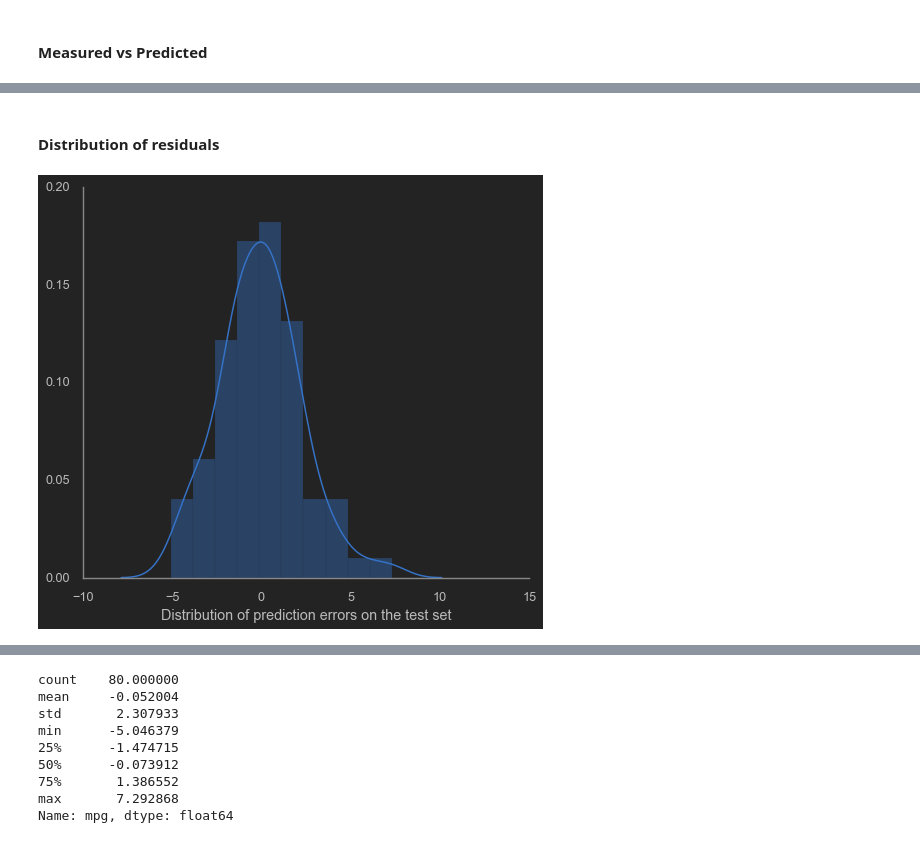
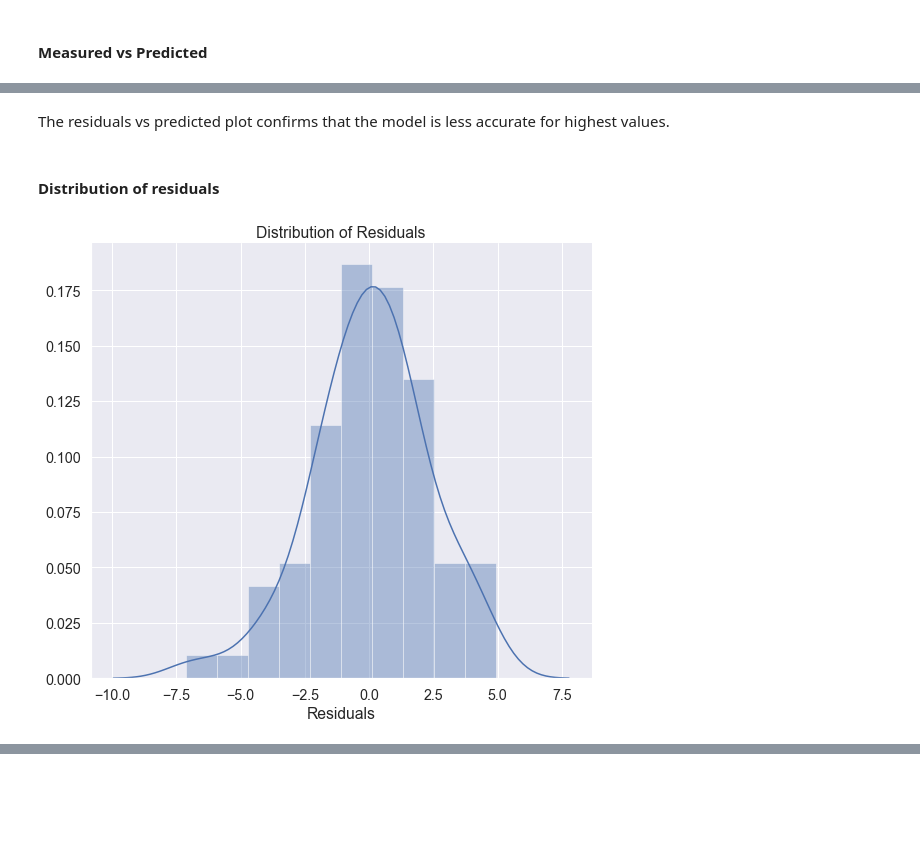
Before and after one commit to rachida-sgh/auto-mpg, a Jupyter notebook: notebooks/06_model_evaluation.ipynb, the cells around one changed output, grey strips where cells are left out. Saved outputs shown, nothing was run; the diff lists cells and outputs as text; code cells hidden in the pictures; blank space fills up the shorter version.

Commit message:
refactor model evaluation

```diff
--- a/notebooks/06_model_evaluation.ipynb
+++ b/notebooks/06_model_evaluation.ipynb
@@ -31,4 +48,6 @@ X_test, y_test = split_features_target(df_test, "mpg")
 # %%
+import pickle
+
 pkl_filename = "../models/pickle_random_forest.pkl"
-with open(pkl_filename, 'rb') as file:
-    rf = pickle.load(file)
+with open(pkl_filename, "rb") as file:
+    rf_tuned = pickle.load(file)
@@ -51,0 +60,15 @@ rmse test 2.294052469656749
+# %%
+from time import time
+from sklearn.metrics import mean_squared_error
+
+start = time()
+rf_tuned.fit(X_train, y_train)
+print("Training tuned random forest model took {:.2f} seconds".format(time() - start))
+start = time()
+y_test_pred = rf_tuned.predict(X_test)
+print("Prediction on test set took {:.2f} seconds".format(time() - start))
+
+y_train_pred = rf_tuned.predict(X_train)
+
+print("RMSE train: {:.2f}".format(np.sqrt(mean_squared_error(y_train, y_train_pred))))
+print("RMSE test: {:.2f}".format(np.sqrt(mean_squared_error(y_test, y_test_pred))))
@@ -82,0 +104,11 @@ Name: mpg, dtype: float64
+# %%
+# Imports for vizualisation
+import matplotlib.pyplot as plt
+
+plt.style.use("fivethirtyeight")
+%matplotlib inline
+import seaborn as sns
+
+sns.set(font_scale=1.3)
+# Internal ipython tool for setting figure size
+from IPython.core.pylabtools import figsize
@@ -97,9 +155,10 @@ sns.despine()
 # %%
-residual = y_test - y_test_predict
+residual = y_test_pred - y_test
 plt.scatter(y_test_pred, residual)
-plt.tick_params(axis='both', which='major')
-plt.xlabel('Predicted')
-plt.ylabel('Residual')
+plt.tick_params(axis="both", which="major")
+plt.xlabel("Predicted")
+plt.ylabel("Residual")
 plt.axhline(y=0)
+plt.title("Residuals VS Predicted")
 sns.despine()
 # %% [output]
@@ -107,8 +167,11 @@ sns.despine()
+# %% [markdown]
+The residuals vs predicted plot confirms that the model is less accurate for highest values.
 # %% [markdown]
 #### Distribution of residuals
 # %%
 sns.distplot(residual)
-plt.xlabel("Distribution of prediction errors on the test set")
+plt.xlabel("Residuals")
+plt.title("Distribution of Residuals")
 sns.despine()
 # %% [output]
-[figure, old version]
+[figure, new version]
@@ -115,12 +178,0 @@ sns.despine()
-# %%
-residual.describe()
-# %% [output]
-count    80.000000
-mean     -0.052004
-std       2.307933
-min      -5.046379
-25%      -1.474715
-50%      -0.073912
-75%       1.386552
-max       7.292868
-Name: mpg, dtype: float64
```
Also changed, not shown: parts of 35 cells of this notebook, 6 other files.
